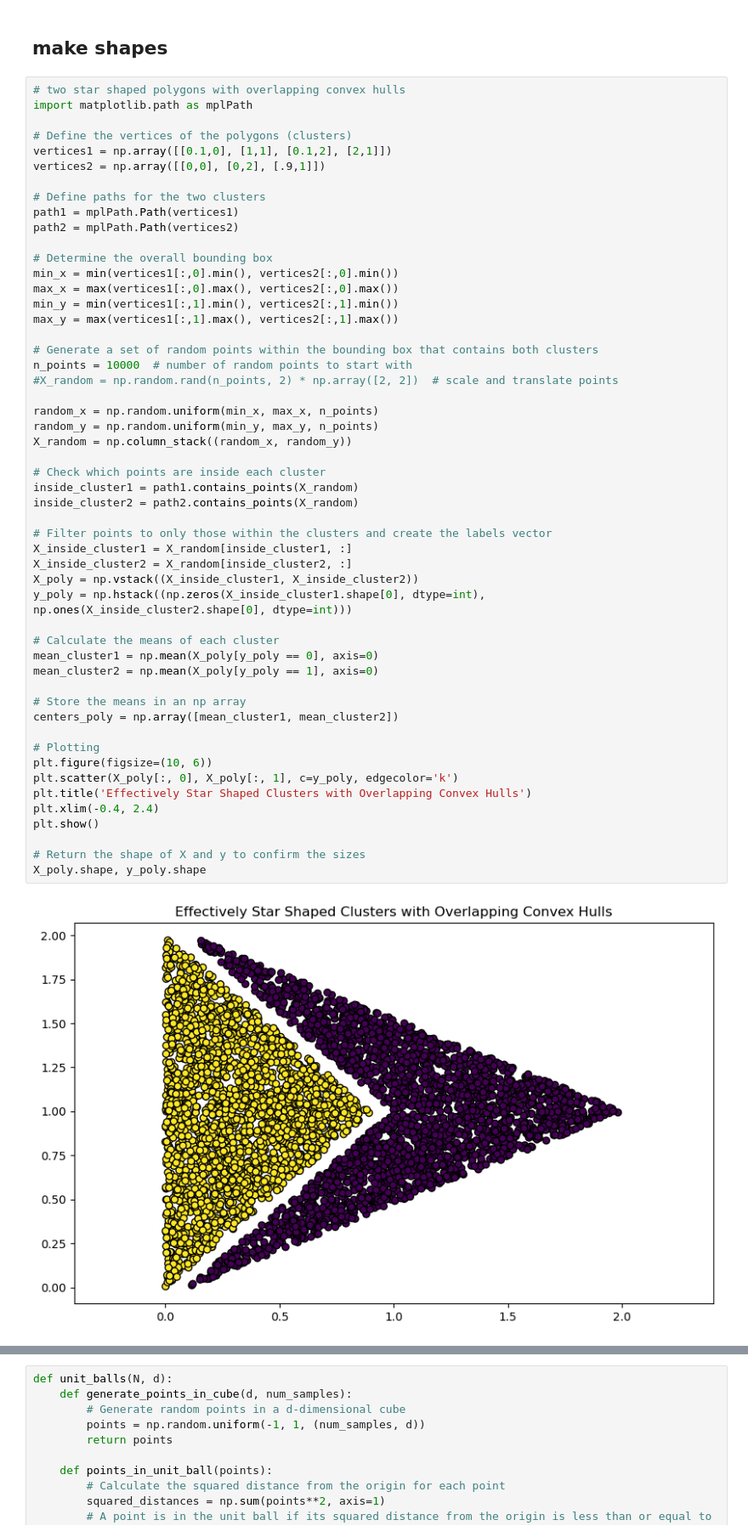
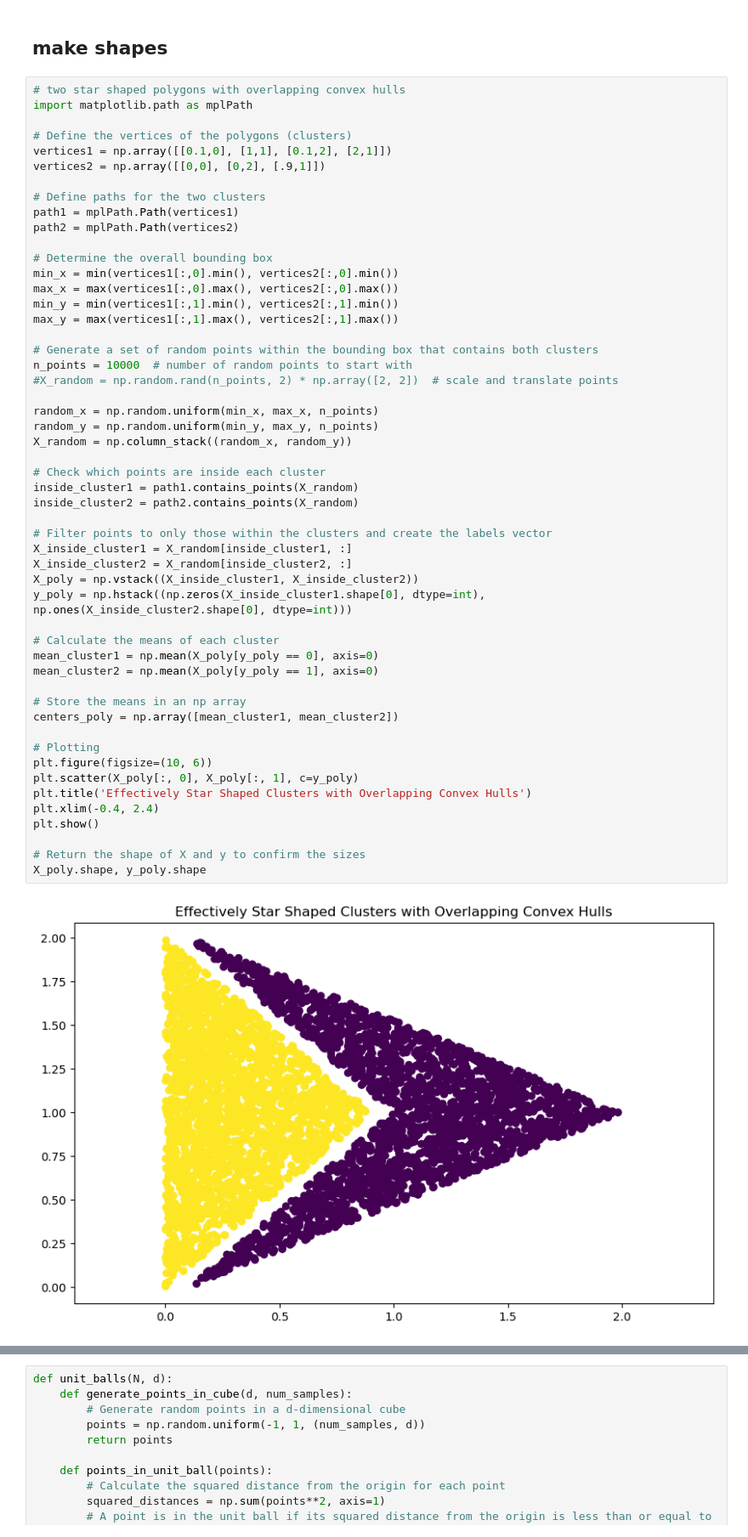
Before and after one commit to michaelt918/Weighted-SON-Project, a Jupyter notebook: pycvxcluster-main/testing.ipynb, the cells around one changed output, grey strips where cells are left out. Shown at 85% size. Cells and saved outputs as stored; diff of their text form.

```diff
--- a/pycvxcluster-main/testing.ipynb
+++ b/pycvxcluster-main/testing.ipynb
@@ -164,32 +162,32 @@ n_points = 10000  # number of random points to start with
 random_x = np.random.uniform(min_x, max_x, n_points)
 random_y = np.random.uniform(min_y, max_y, n_points)
 X_random = np.column_stack((random_x, random_y))
 
 # Check which points are inside each cluster
 inside_cluster1 = path1.contains_points(X_random)
 inside_cluster2 = path2.contains_points(X_random)
 
 # Filter points to only those within the clusters and create the labels vector
 X_inside_cluster1 = X_random[inside_cluster1, :]
 X_inside_cluster2 = X_random[inside_cluster2, :]
 X_poly = np.vstack((X_inside_cluster1, X_inside_cluster2))
 y_poly = np.hstack((np.zeros(X_inside_cluster1.shape[0], dtype=int), np.ones(X_inside_cluster2.shape[0], dtype=int)))
 
 # Calculate the means of each cluster
 mean_cluster1 = np.mean(X_poly[y_poly == 0], axis=0)
 mean_cluster2 = np.mean(X_poly[y_poly == 1], axis=0)
 
 # Store the means in an np array
 centers_poly = np.array([mean_cluster1, mean_cluster2])
 
 # Plotting
 plt.figure(figsize=(10, 6))
-plt.scatter(X_poly[:, 0], X_poly[:, 1], c=y_poly, edgecolor='k')
+plt.scatter(X_poly[:, 0], X_poly[:, 1], c=y_poly)
 plt.title('Effectively Star Shaped Clusters with Overlapping Convex Hulls')
 plt.xlim(-0.4, 2.4)
 plt.show()
 
 # Return the shape of X and y to confirm the sizes
 X_poly.shape, y_poly.shape
 # %% [output]
-[figure, old version]
+[figure, new version]
```
Also changed, not shown: parts of 17 cells of this notebook, 3 other files.
